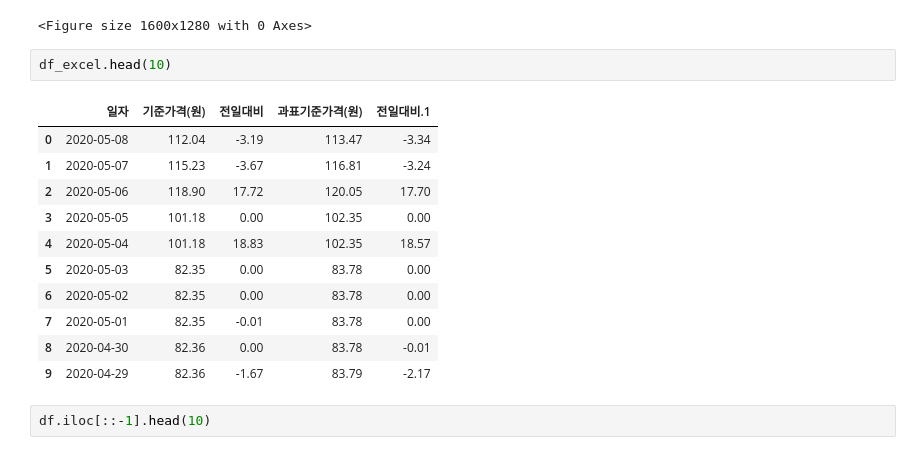
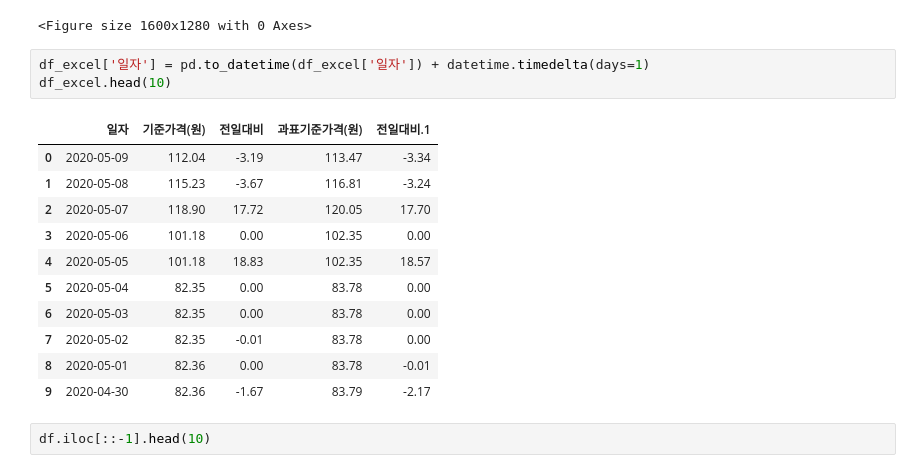
Before and after one commit to MinhoJu/SRT, a Jupyter notebook: WTI.ipynb, the cells around one changed output. Cells and saved outputs as stored; diff of their text form.

```diff
--- a/WTI.ipynb
+++ b/WTI.ipynb
@@ -59,20 +59,21 @@ for index in range(3):
 df.fillna(method='ffill', inplace=True)
 # %% [output]
 <Figure size 1600x1280 with 0 Axes>
-# %%
-df_excel.head(10)
-# %% [output]
-|  | 일자 | 기준가격(원) | 전일대비 | 과표기준가격(원) | 전일대비.1 |
-| 0 | 2020-05-08 | 112.04 | -3.19 | 113.47 | -3.34 |
-| 1 | 2020-05-07 | 115.23 | -3.67 | 116.81 | -3.24 |
-| 2 | 2020-05-06 | 118.90 | 17.72 | 120.05 | 17.70 |
-| 3 | 2020-05-05 | 101.18 | 0.00 | 102.35 | 0.00 |
-| 4 | 2020-05-04 | 101.18 | 18.83 | 102.35 | 18.57 |
-| 5 | 2020-05-03 | 82.35 | 0.00 | 83.78 | 0.00 |
-| 6 | 2020-05-02 | 82.35 | 0.00 | 83.78 | 0.00 |
-| 7 | 2020-05-01 | 82.35 | -0.01 | 83.78 | 0.00 |
-| 8 | 2020-04-30 | 82.36 | 0.00 | 83.78 | -0.01 |
-| 9 | 2020-04-29 | 82.36 | -1.67 | 83.79 | -2.17 |
+# %%
+df_excel['일자'] = pd.to_datetime(df_excel['일자']) + datetime.timedelta(days=1)
+df_excel.head(10)
+# %% [output]
+|  | 일자 | 기준가격(원) | 전일대비 | 과표기준가격(원) | 전일대비.1 |
+| 0 | 2020-05-09 | 112.04 | -3.19 | 113.47 | -3.34 |
+| 1 | 2020-05-08 | 115.23 | -3.67 | 116.81 | -3.24 |
+| 2 | 2020-05-07 | 118.90 | 17.72 | 120.05 | 17.70 |
+| 3 | 2020-05-06 | 101.18 | 0.00 | 102.35 | 0.00 |
+| 4 | 2020-05-05 | 101.18 | 18.83 | 102.35 | 18.57 |
+| 5 | 2020-05-04 | 82.35 | 0.00 | 83.78 | 0.00 |
+| 6 | 2020-05-03 | 82.35 | 0.00 | 83.78 | 0.00 |
+| 7 | 2020-05-02 | 82.35 | -0.01 | 83.78 | 0.00 |
+| 8 | 2020-05-01 | 82.36 | 0.00 | 83.78 | -0.01 |
+| 9 | 2020-04-30 | 82.36 | -1.67 | 83.79 | -2.17 |
 # %%
 df.iloc[::-1].head(10)
 # %% [output]
```
